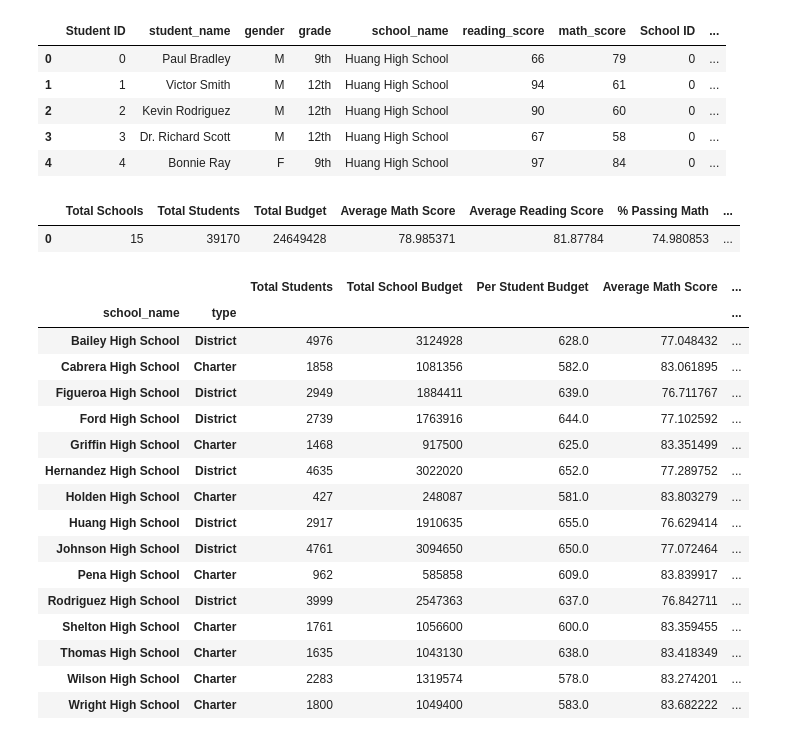
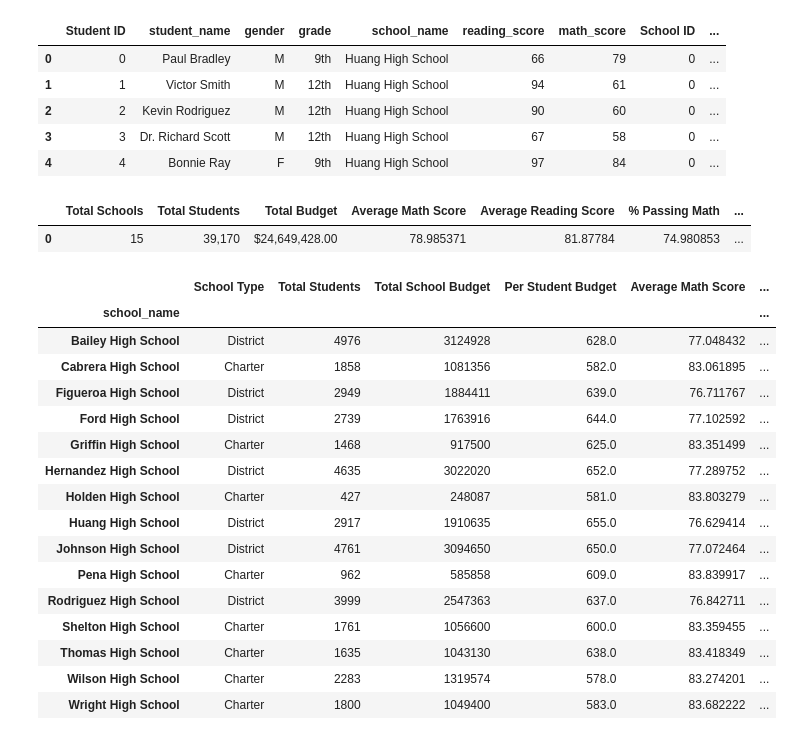
Before and after one commit to emcfarland/pandas-challenge, a Jupyter notebook: PyCitySchools/SchoolStats.ipynb, the cells around one changed output. Cells and saved outputs as stored; diff of their text form; code cells hidden in the pictures.

Commit message:
Completed tables 2-4

```diff
--- a/PyCitySchools/SchoolStats.ipynb
+++ b/PyCitySchools/SchoolStats.ipynb
@@ -18,6 +20,8 @@ complete_data.head()
 | 3 | 3 | Dr. Richard Scott | M | 12th | Huang High School | 67 | 58 | 0 | ... |
 | 4 | 4 | Bonnie Ray | F | 9th | Huang High School | 97 | 84 | 0 | ... |
 # %%
+#
+
 school_names = complete_data['school_name'].unique()
 tot_students = complete_data['student_name'].count()
 tot_avg_math = complete_data['math_score'].mean()
@@ -37,26 +41,37 @@ by_district_df = pd.DataFrame({
     '% Passing Reading': 100*len(pass_reading)/tot_students,
     '% Overall Passing': 100*len(pass_overall)/tot_students
 })
-by_district_df
-# %% [output]
-|  | Total Schools | Total Students | Total Budget | Average Math Score | Average Reading Score | % Passing Math | ... |
-| 0 | 15 | 39170 | 24649428 | 78.985371 | 81.87784 | 74.980853 | ... |
+# %%
+by_district_df["Total Students"] = by_district_df["Total Students"].map("{:,}".format)
+by_district_df["Total Budget"] = by_district_df["Total Budget"].map("${:,.2f}".format)
+
+by_district_df
+# %% [output]
+|  | Total Schools | Total Students | Total Budget | Average Math Score | Average Reading Score | % Passing Math | ... |
+| 0 | 15 | 39,170 | $24,649,428.00 | 78.985371 | 81.87784 | 74.980853 | ... |
+# %%
+complete_data["MathPass"] = complete_data["math_score"]>=70
+complete_data["ReadingPass"] = complete_data["reading_score"]>=70
+complete_data["OverallPass"] = complete_data["MathPass"] & complete_data["ReadingPass"]
 # %%
-
-
-school_gb = complete_data.groupby(['school_name','type'])
+school_gb = complete_data.groupby(["school_name", "type"])
 by_school = pd.DataFrame({
+    #"School Type": school_gb["type"],
     "Total Students": school_gb["size"].count(),
     "Total School Budget": school_gb["budget"].mean(),
     "Per Student Budget": school_gb["budget"].mean()/school_gb["size"].count(),
     "Average Math Score": school_gb["math_score"].mean(),
     "Average Reading Score": school_gb["reading_score"].mean(),
-    "% Passing Math": "",
+    "% Passing Math": 100*school_gb["MathPass"].sum()/school_gb["size"].count(),
+    "% Passing Reading": 100*school_gb["ReadingPass"].sum()/school_gb["size"].count(),
+    "% Overall Passing": 100*school_gb["OverallPass"].sum()/school_gb["size"].count()
 })
+by_school = by_school.reset_index("type")
+by_school = by_school.rename(columns = {"type": "School Type"})
 by_school
 # %% [output]
-|  |  | Total Students | Total School Budget | Per Student Budget | Average Math Score | ... |
-| school_name | type |  |  |  |  | ... |
+|  | School Type | Total Students | Total School Budget | Per Student Budget | Average Math Score | ... |
+| school_name |  |  |  |  |  | ... |
 | Bailey High School | District | 4976 | 3124928 | 628.0 | 77.048432 | ... |
 | Cabrera High School | Charter | 1858 | 1081356 | 582.0 | 83.061895 | ... |
 | Figueroa High School | District | 2949 | 1884411 | 639.0 | 76.711767 | ... |
```
Also changed, not shown: parts of 6 cells of this notebook.
